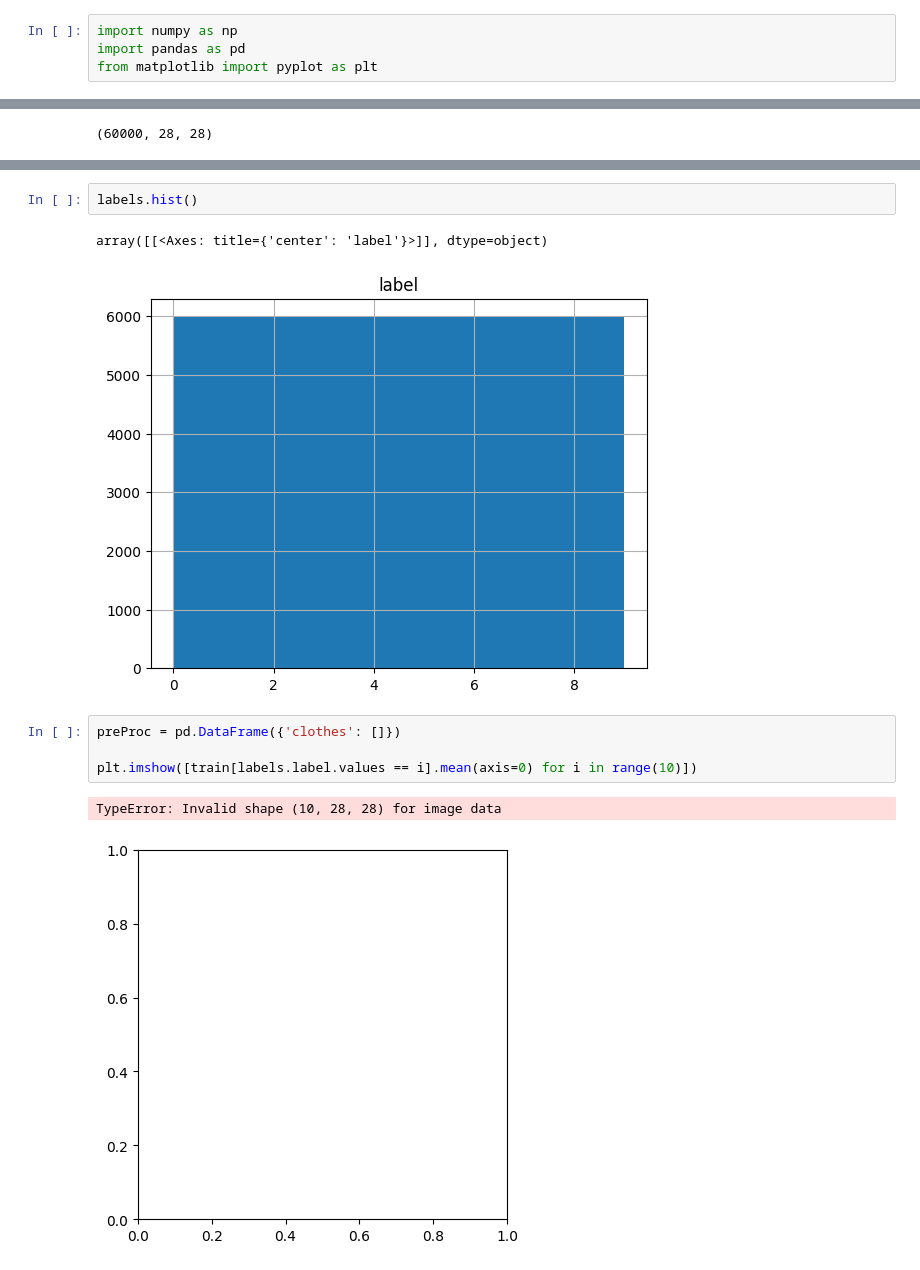
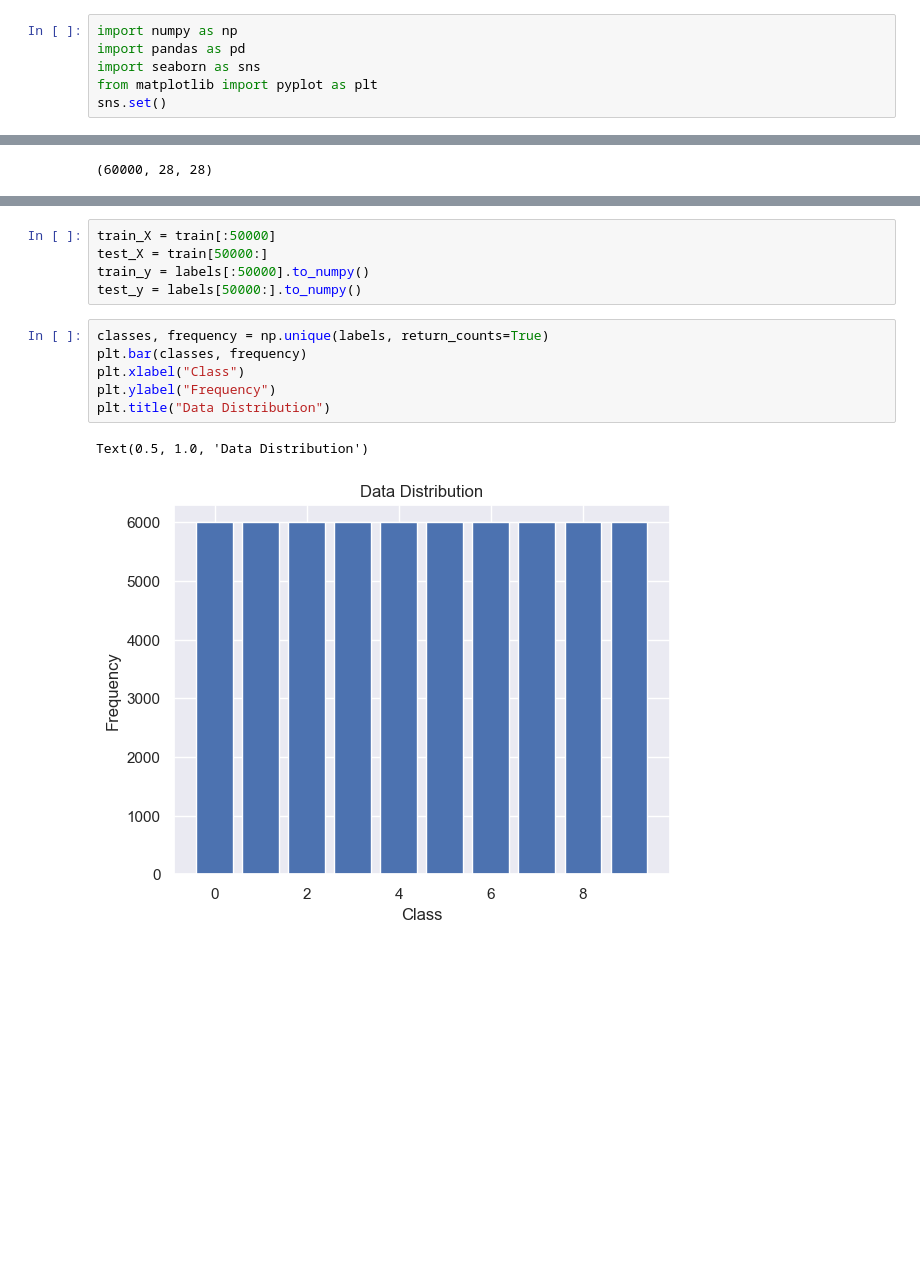
Before and after one commit to GonzaLinares/TP1_RN, a Jupyter notebook: FashionMNIST/main.ipynb, the cells around one changed output, grey strips where cells are left out. Drawn from its saved outputs; the diff is of its cells as text; blank space fills up the shorter version.

```diff
--- a/FashionMNIST/main.ipynb
+++ b/FashionMNIST/main.ipynb
@@ -3,7 +3,9 @@
 # %%
 import numpy as np
 import pandas as pd
+import seaborn as sns
 from matplotlib import pyplot as plt
+sns.set()
 # %%
 test = np.load("./Data/test_images.npy")
 test.shape
@@ -27,12 +24,14 @@ labels.head()
-# %%
-labels.hist()
-# %% [output]
-array([[<Axes: title={'center': 'label'}>]], dtype=object)
-[figure, removed]
-# %%
-preProc = pd.DataFrame({'clothes': []})
-
-plt.imshow([train[labels.label.values == i].mean(axis=0) for i in range(10)])
-# %% [output]
-TypeError: Invalid shape (10, 28, 28) for image data
-[figure, removed]
+# %%
+train_X = train[:50000]
+test_X = train[50000:]
+train_y = labels[:50000].to_numpy()
+test_y = labels[50000:].to_numpy()
+# %%
+classes, frequency = np.unique(labels, return_counts=True)
+plt.bar(classes, frequency)
+plt.xlabel("Class")
+plt.ylabel("Frequency")
+plt.title("Data Distribution")
+# %% [output]
+Text(0.5, 1.0, 'Data Distribution')
+[figure, added]
```
Also changed, not shown: parts of 16 cells of this notebook.
